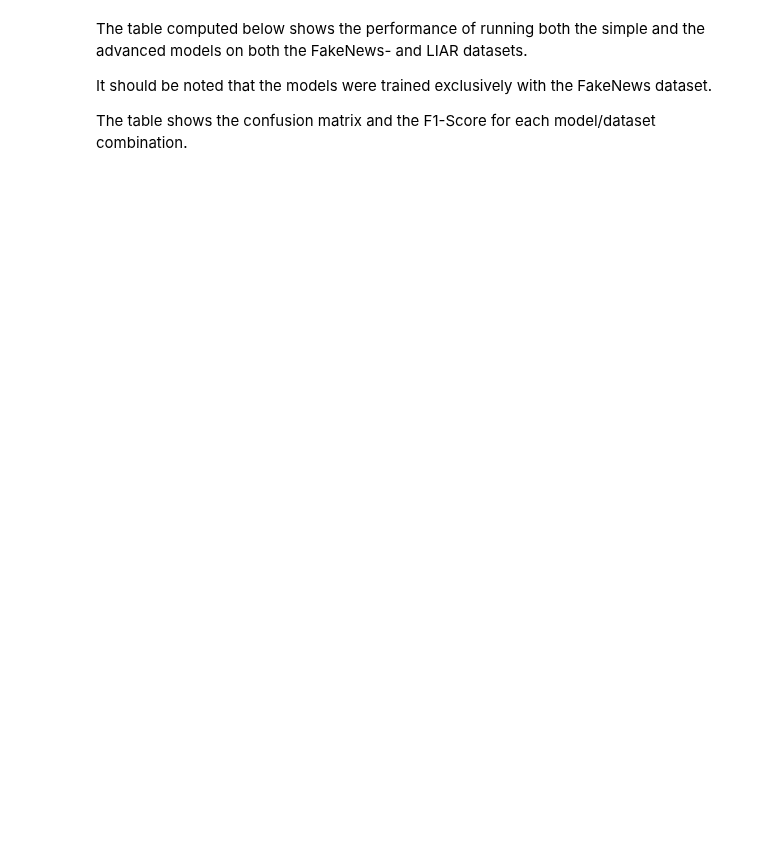
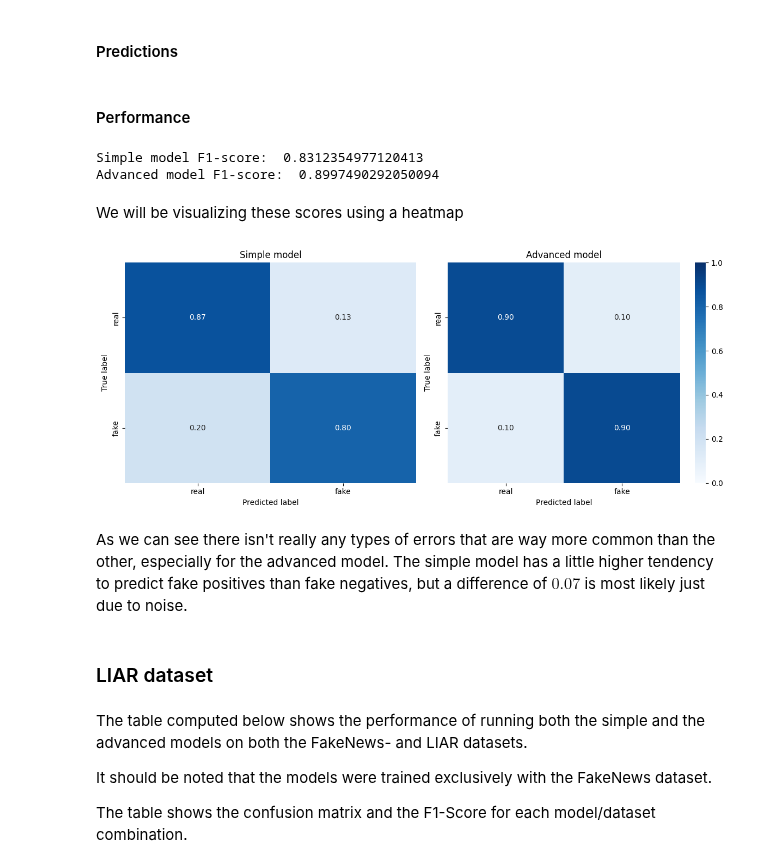
Before and after one commit to BimmerBass/GDS2026, a Jupyter notebook: evaluation.ipynb, the cells around one changed output. Cells and saved outputs as stored; diff of their text form; code cells hidden in the pictures; blank space fills up the shorter version.

Commit message:
update advanced model and add evaluation

```diff
--- a/evaluation.ipynb
+++ b/evaluation.ipynb
@@ -2,0 +48,6 @@
+# %%
+advanced_pipeline = Pipeline([
+    ("preprocess", load(ADVANCED_PREPROCESS)),
+    ("classify", load(ADVANCED_MODEL))
+])
+advanced_pipeline
@@ -2,0 +76,4 @@
+# %%
+df = pd.read_csv(DATA_DIR / "splits" / "test.csv")
+y_true = df["is_reliable"].to_numpy()
+df.head(2)
@@ -3,3 +84,71 @@
+# %% [markdown]
+#### Predictions
+# %%
+y_pred_simple = simple_pipeline.predict(df)
+# %%
+y_pred_advanced = advanced_pipeline.predict(df)
+# %% [markdown]
+#### Performance
+# %%
+print("Simple model F1-score: ", f1_score(y_true, y_pred_simple))
+print("Advanced model F1-score: ", f1_score(y_true, y_pred_advanced))
+# %% [output]
+Simple model F1-score:  0.8312354977120413
+Advanced model F1-score:  0.8997490292050094
+# %% [markdown]
+We will be visualizing these scores using a heatmap
+# %%
+import matplotlib.pyplot as plt
+import seaborn as sns
+from sklearn.metrics import confusion_matrix
+
+labels = ["real", "fake"]  # change if needed
+
+cm_simple = confusion_matrix(y_true, y_pred_simple, normalize="true")
+cm_advanced = confusion_matrix(y_true, y_pred_advanced, normalize="true")
+
+fig, axes = plt.subplots(1, 2, figsize=(12, 5))
+
+sns.heatmap(
+    cm_simple,
+    annot=True,
+    fmt=".2f",
+    cmap="Blues",
+    xticklabels=labels,
+    yticklabels=labels,
+    vmin=0,
+    vmax=1,
+    cbar=False,
+    ax=axes[0]
+)
+axes[0].set_title("Simple model")
+axes[0].set_xlabel("Predicted label")
+axes[0].set_ylabel("True label")
+
+sns.heatmap(
+    cm_advanced,
+    annot=True,
+    fmt=".2f",
+    cmap="Blues",
+    xticklabels=labels,
+    yticklabels=labels,
+    vmin=0,
+    vmax=1,
+    cbar=True,
+    ax=axes[1]
+)
+axes[1].set_title("Advanced model")
+axes[1].set_xlabel("Predicted label")
+axes[1].set_ylabel("True label")
+
+plt.tight_layout()
+plt.show()
+# %% [output]
+[figure, added]
+# %% [markdown]
+As we can see there isn't really any types of errors that are way more common than the other, especially for the advanced model. The simple model has a little higher tendency to predict fake positives than fake negatives, but a difference of $0.07$ is most likely just due to noise.
+# %% [markdown]
+### LIAR dataset
 # %% [markdown]
 
 The table computed below shows the performance of running both the simple and the advanced models on both the FakeNews- and LIAR datasets.
```
Also changed, not shown: parts of 9 cells of this notebook, 1 other file.
